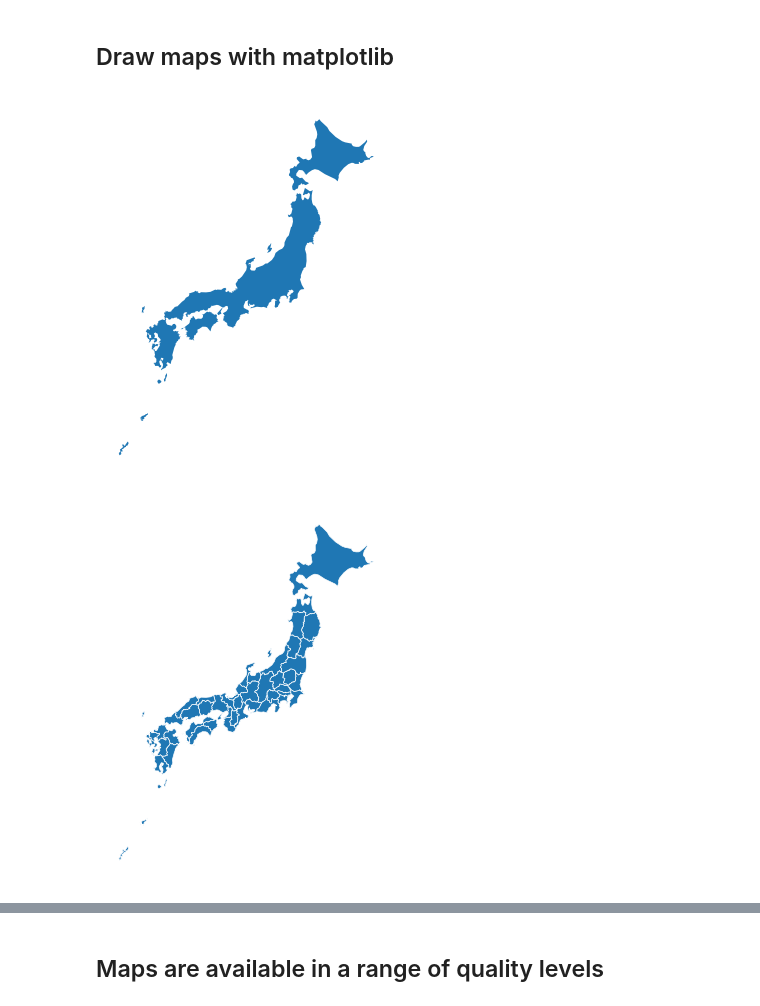
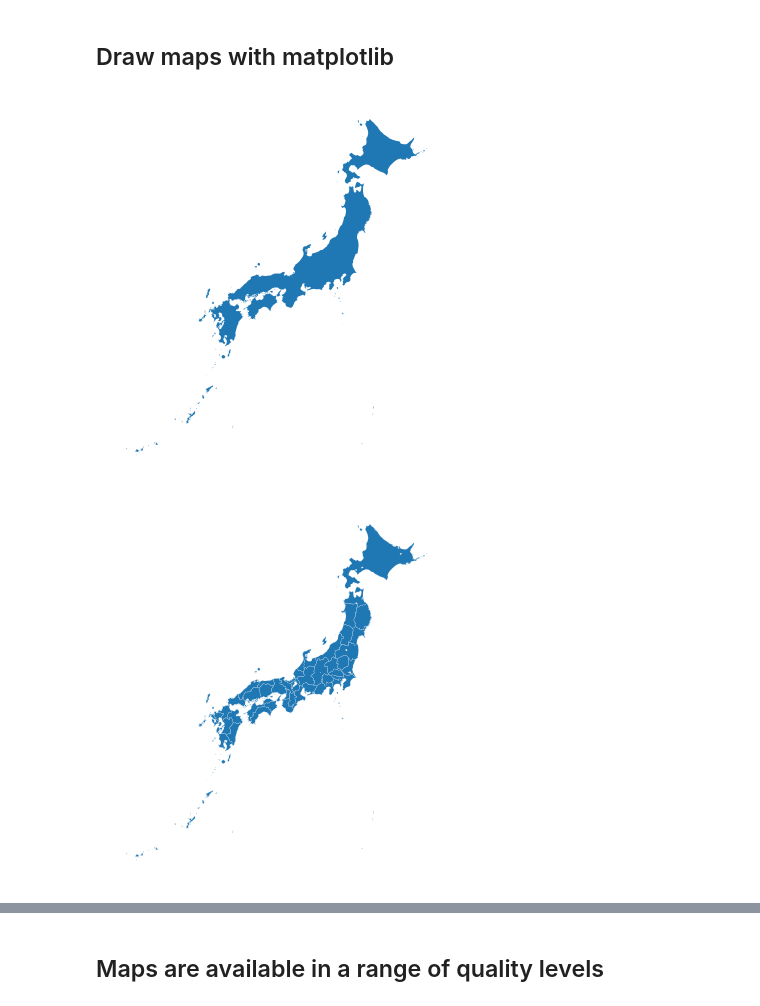
Before and after one commit to passaglia/japandata, a Jupyter notebook: notebooks/maps.ipynb, the cells around one changed output, grey strips where cells are left out. Saved outputs shown, nothing was run; the diff lists cells and outputs as text; code cells hidden in the pictures.

```diff
--- a/notebooks/maps.ipynb
+++ b/notebooks/maps.ipynb
@@ -7,7 +7,7 @@ import matplotlib.pyplot as plt
 from branca.colormap import linear
 from folium.features import GeoJsonTooltip
 
-filetypes = ["png"]
+filetypes = ["pdf"]
 PLOT_FOLDER = "./maps/"
 os.makedirs(PLOT_FOLDER, exist_ok=True)
 # %% [markdown]
@@ -47,18 +44,18 @@ ax.set_axis_off()
 for filetype in filetypes:
     fig.savefig(PLOT_FOLDER + "japan." + filetype, transparent=True)
 # %% [output]
-[figure, old version]
+[figure, new version]
 # %%
 ## Map of all the prectures
-pref_map = load_map(date=2022, scale="jp_pref", quality="stylized")
+pref_map = load_map(date=1980, scale="jp_pref", quality="stylized")
 
 fig, ax = plt.subplots()
-pref_map.plot(ax=ax, edgecolor="w", lw=0.5)
+pref_map.plot(ax=ax, edgecolor="w", lw=0.1)
 ax.set_axis_off()
 for filetype in filetypes:
     fig.savefig(PLOT_FOLDER + "pref." + filetype, transparent=True)
 # %% [output]
-[figure, old version]
+[figure, new version]
 # %%
 ## Maps of all the cities (municipalities)
 city_map = load_map(date=2022, scale="jp_city", quality="coarse")
```
Also changed, not shown: parts of 5 cells of this notebook, 2 other files.
